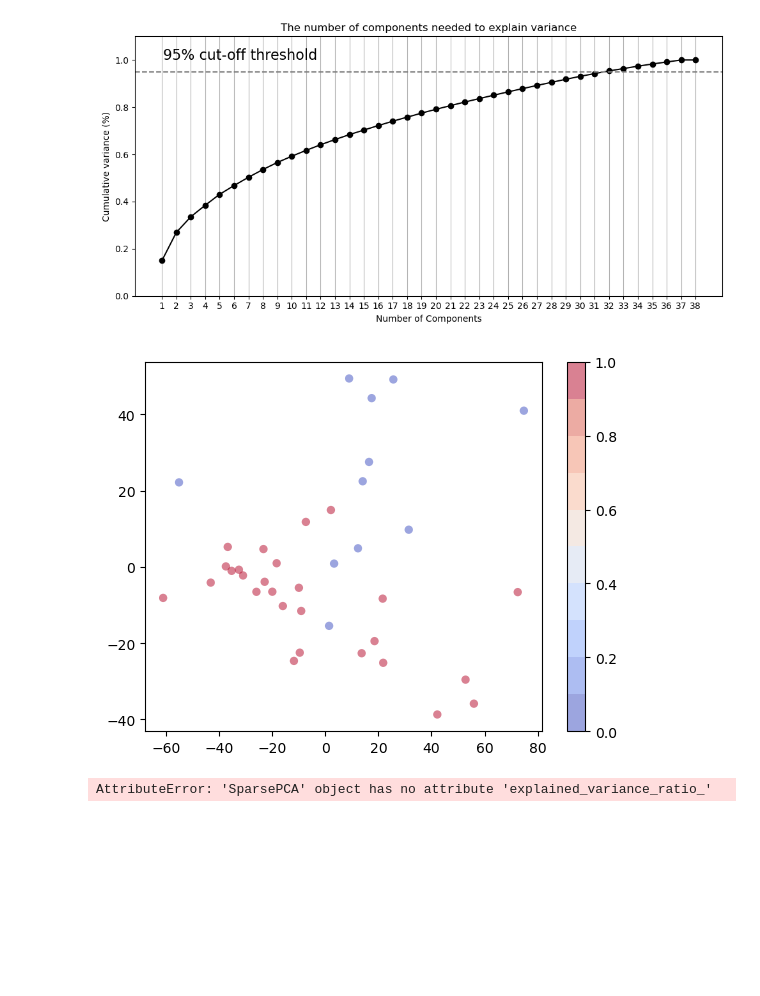
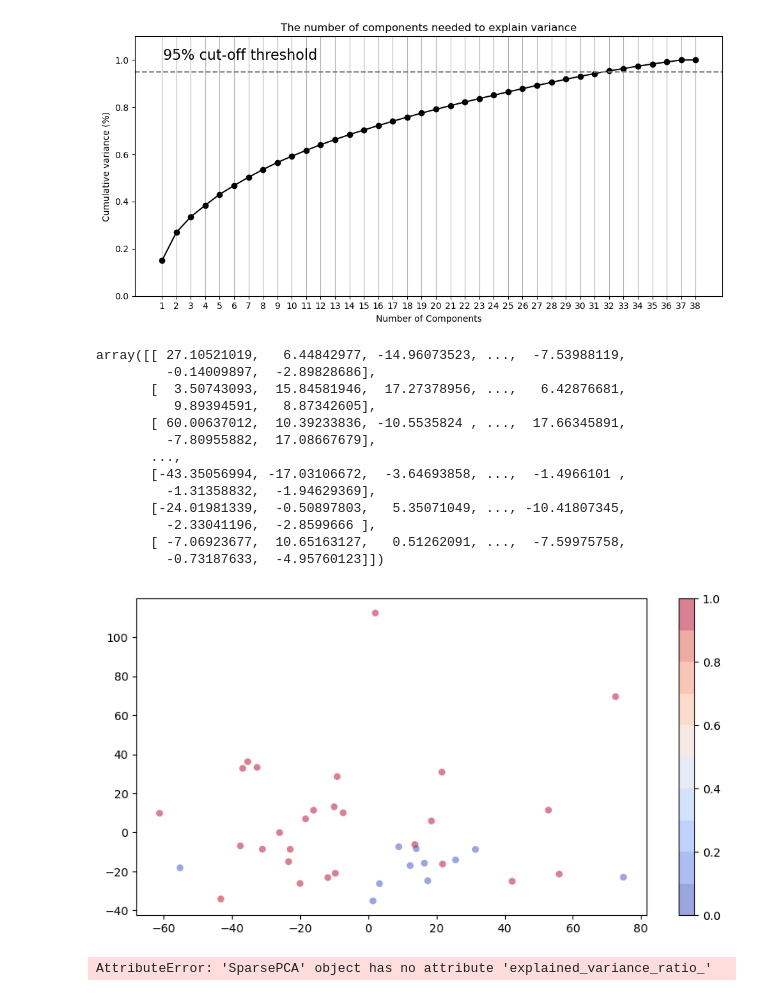
Before and after one commit to jaccobroere/vu-case-study-eds, a Jupyter notebook: src/Components.ipynb, the cells around one changed output. Saved outputs shown, nothing was run; the diff lists cells and outputs as text; code cells hidden in the pictures; blank space fills up the shorter version.

```diff
--- a/src/Components.ipynb
+++ b/src/Components.ipynb
@@ -95,7 +95,8 @@ X_test = preprocessing_pipe.fit_transform(test)
 X_total = preprocessing_pipe.fit_transform(total)
 # %%
 pca1 = PCA(n_components=N_COMPONENTS, random_state=SEED)
-X_train_pca = pca1.fit_transform(X_train)
+
+X_train_pca = pca1.fit_transform(X_total)
 exp_var_pca = pca1.explained_variance_ratio_
 cum_sum_eigenvalues = np.cumsum(exp_var_pca)
 cum_sum_eigenvalues
@@ -155,13 +152,28 @@ plt.savefig('pcavisualize_1.png', dpi=300)
 plt.show()
 # %% [output]
 [figure]
+# %%
+X_train_pca
+# %% [output]
+array([[ 27.10521019,   6.44842977, -14.96073523, ...,  -7.53988119,
+         -0.14009897,  -2.89828686],
+       [  3.50743093,  15.84581946,  17.27378956, ...,   6.42876681,
+          9.89394591,   8.87342605],
+       [ 60.00637012,  10.39233836, -10.5535824 , ...,  17.66345891,
+         -7.80955882,  17.08667679],
+       ...,
+       [-43.35056994, -17.03106672,  -3.64693858, ...,  -1.4966101 ,
+         -1.31358832,  -1.94629369],
+       [-24.01981339,  -0.50897803,   5.35071049, ..., -10.41807345,
+         -2.33041196,  -2.8599666 ],
+       [ -7.06923677,  10.65163127,   0.51262091, ...,  -7.59975758,
+         -0.73187633,  -4.95760123]])
 # %%
-plt.scatter(X_train_pca[:, 0], X_train_pca[:, 2],
-            c=y_train, edgecolor='none', alpha=0.5,
+plt.scatter(X_train_pca[:, 0], X_train_pca[:, 1], c=y_train, edgecolor='none', alpha=0.5,
             cmap=plt.cm.get_cmap('coolwarm', 10))
 plt.colorbar();
 # %% [output]
-[figure, old version]
+[figure, new version]
 # %%
 spca1 = SparsePCA(n_components=N_COMPONENTS, random_state=SEED, alpha=1, max_iter=10)
 X_train_pca = spca1.fit_transform(X_train)
```
Also changed, not shown: parts of 5 cells of this notebook, 2 other files.
